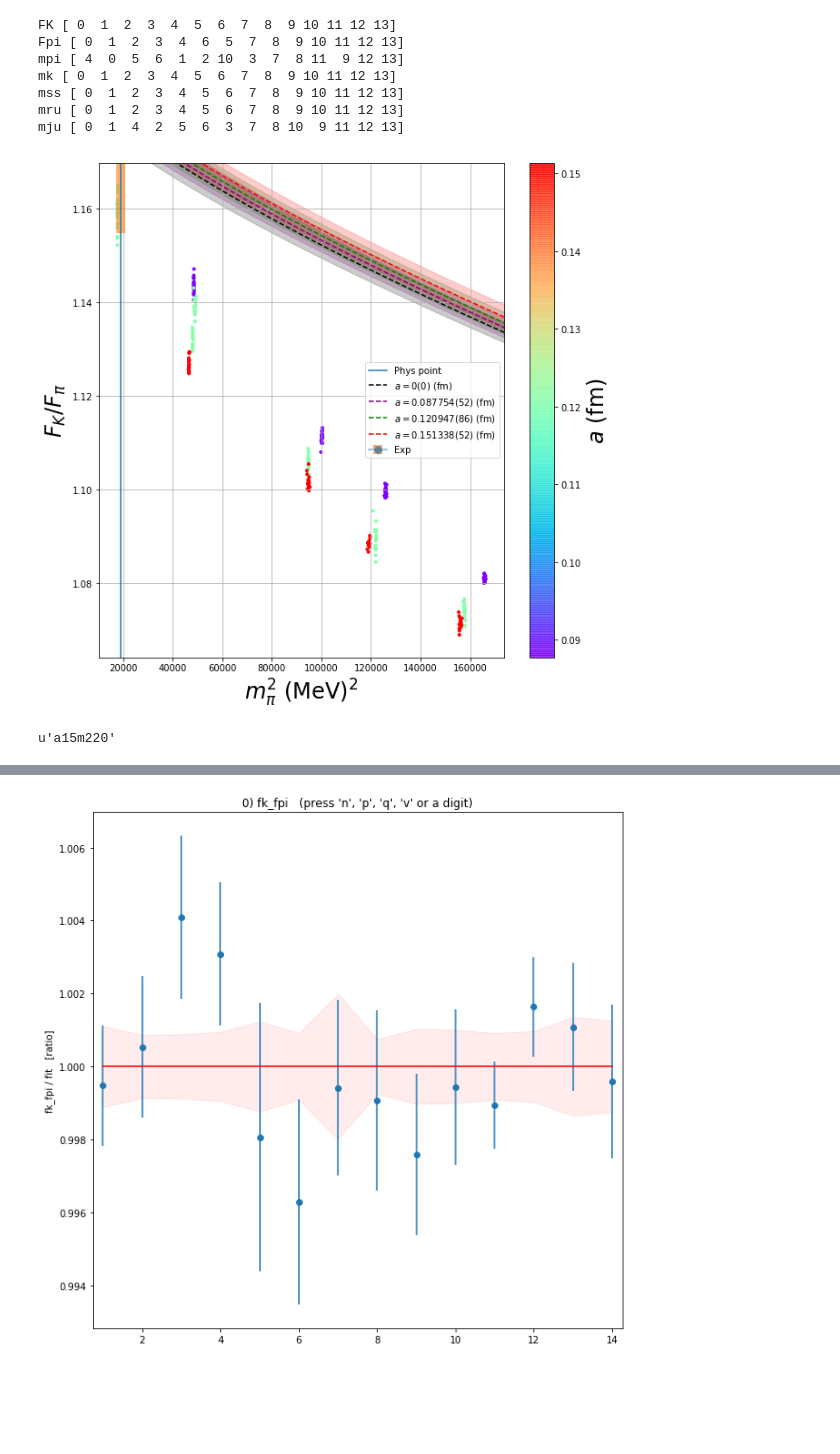
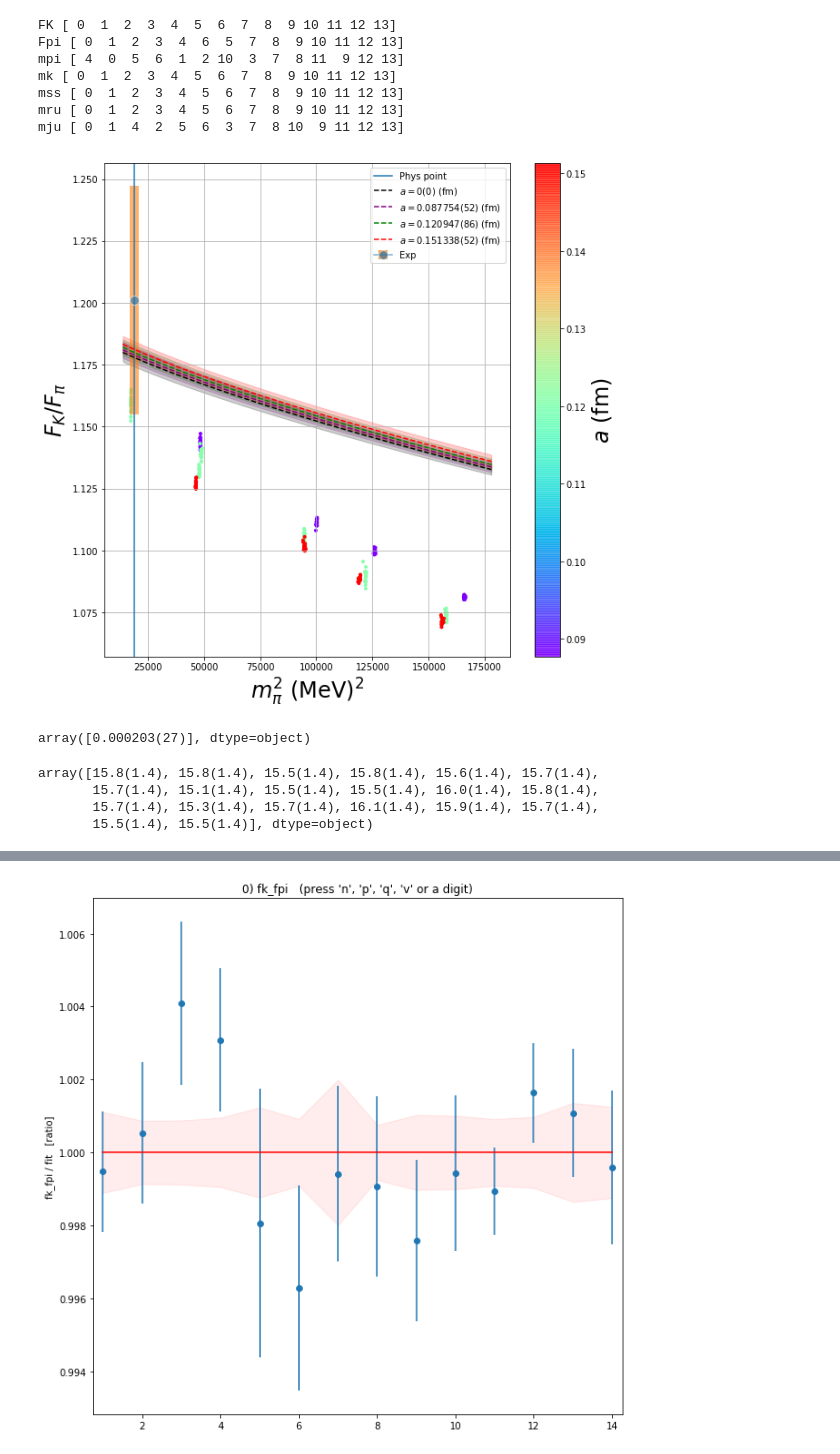
Before and after one commit to callat-qcd/project_fkfpi, a Jupyter notebook: notebooks/determine_lecs.ipynb, the cells around one changed output, grey strips where cells are left out. Saved outputs shown, nothing was run; the diff lists cells and outputs as text; code cells hidden in the pictures; blank space fills up the shorter version.

```diff
--- a/notebooks/determine_lecs.ipynb
+++ b/notebooks/determine_lecs.ipynb
@@ -224,37 +204,33 @@ mju [ 0  1  4  2  5  6  3  7  8 10  9 11 12 13]
 
         # Plot labels
         plt.grid()
         plt.xlabel(xlabel, fontsize = 24)
         plt.ylabel(ylabel, fontsize = 24)
 
         # Format colorbar
         color_bar = plt.colorbar(sc)
         color_bar.set_alpha(0.8)
         color_bar.draw_all()
         color_bar.set_label(self._fmt_key_as_latex(color_parameter), fontsize = 24)
 
         # Set xlim, ylim -- only works if xy_parameters[i] is a vector, not a scalar
-        min_max = lambda x : [np.min(x), np.max(x)]
+        '''        min_max = lambda x : [np.min(x), np.max(x)]
         try:
             xmin, xmax = min_max(np.concatenate([gv.mean(plot_data[0][abbr]) for abbr in self.abbrs]))
             ymin, ymax = min_max(np.concatenate([gv.mean(plot_data[1][abbr]) for abbr in self.abbrs]))
             xdelta = xmax - xmin
             ydelta = ymax - ymin
             plt.xlim(xmin-0.05*xdelta, xmax+0.05*xdelta) #xmin-0.05*xdelta
             plt.ylim(ymin-0.05*ydelta, ymax+0.05*ydelta)
         except ValueError:
-            pass
+            pass'''
 
         fig = plt.gcf()
         plt.close()
         return fig
 
     squared = lambda x : x**2
     plot_parameters(bootstrapper, xy_parameters=['mpi', 'FK/Fpi'],
                     xfcn=squared, xlabel='$m_\pi^2$ (MeV)$^2$', color_parameter='a', show_fit=True)
 # %% [output]
-[figure, old version]
+[figure, new version]
-# %%
-bootstrapper.abbrs[10]
-# %% [output]
-u'a15m220'
@@ -260,0 +258,41 @@ u'a15m220'
+# %%
+bootstrapper.get_fit_parameters('L_5_lam')
+# %% [output]
+array([0.000203(27)], dtype=object)
+# %%
+def shift_fk_fpi(self, abbr):
+    pi = np.pi
+    hbar_c = 197.327
+    lam2_chi = 16 *pi *self.get_phys_point_data('FK/Fpi')
+
+    fkfpi_ens = self.fit_data[abbr]['FK'] / self.fit_data[abbr]['FK']
+
+
+    to_phys = lambda m : m *hbar_c / self.fit_data[abbr]['a']
+    eps2_k = (to_phys(self.fit_data[abbr]['mk']) / lam2_chi)**2
+    eps2_k_phys = (self.get_phys_point_data('mk') / lam2_chi)**2
+    eps2_pi = (to_phys(self.fit_data[abbr]['mpi']) / lam2_chi)**2
+    eps2_pi_phys = (self.get_phys_point_data('mpi') / lam2_chi)**2
+
+    to_eta = lambda xk, xpi : (4.0/3.0) *xk - (1.0/3.0) *xpi
+    eps2_x = to_eta(eps2_k, eps2_pi)
+    eps2_x_phys = to_eta(eps2_k_phys, eps2_pi_phys)
+
+    L_5_lam = self.get_fit_parameters('L_5_lam')
+
+    delta = lambda xphys, xens : (xphys *np.log(xphys) - xens *np.log(xens))
+    shifted_fkfpi = (
+        fkfpi_ens
+        - (1.0/4.0) *delta(eps2_k_phys, eps2_k)
+        - (3.0/8.0) *delta(eps2_x_phys, eps2_x)
+        + 4 *(4*pi)**2 *(eps2_k_phys - eps2_k) *L_5_lam
+    )
+
+    return shifted_fkfpi
+
+shift_fk_fpi(bootstrapper, 'a09m220')
+# %% [output]
+array([15.8(1.4), 15.8(1.4), 15.5(1.4), 15.8(1.4), 15.6(1.4), 15.7(1.4),
+       15.7(1.4), 15.1(1.4), 15.5(1.4), 15.5(1.4), 16.0(1.4), 15.8(1.4),
+       15.7(1.4), 15.3(1.4), 15.7(1.4), 16.1(1.4), 15.9(1.4), 15.7(1.4),
+       15.5(1.4), 15.5(1.4)], dtype=object)
```
Also changed, not shown: parts of 11 cells of this notebook, 1 other file.
